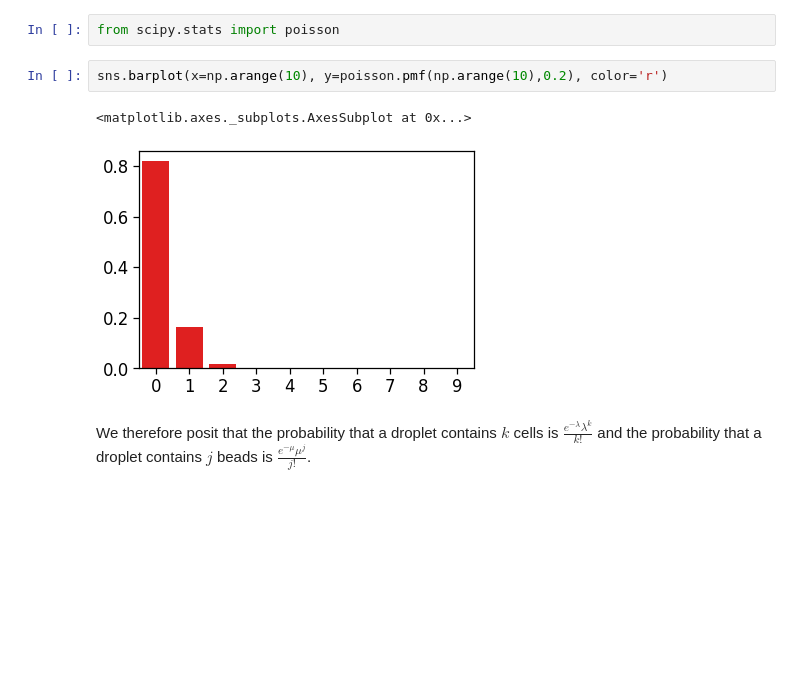
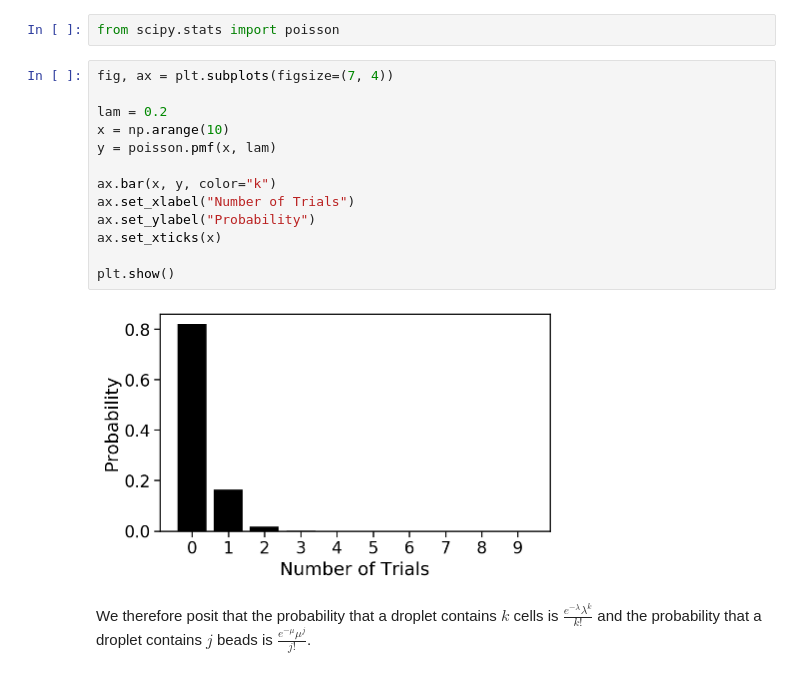
Before and after one commit to pachterlab/kallistobustools, a Jupyter notebook: notebooks/Introduction_single_cell_RNA_seq.ipynb, the cells around one changed output. Drawn from its saved outputs; the diff is of its cells as text; blank space fills up the shorter version.

```diff
--- a/notebooks/Introduction_single_cell_RNA_seq.ipynb
+++ b/notebooks/Introduction_single_cell_RNA_seq.ipynb
@@ -237,11 +256,21 @@ Evidently, it's quite probable that the droplet is empty, possible that it conta
 ### The Poisson distribution
 # %%
 from scipy.stats import poisson
-# %%
-sns.barplot(x=np.arange(10), y=poisson.pmf(np.arange(10),0.2), color='r')
-# %% [output]
-<matplotlib.axes._subplots.AxesSubplot at 0x...>
-[figure, removed]
+# %%
+fig, ax = plt.subplots(figsize=(7, 4))
+
+lam = 0.2
+x = np.arange(10)
+y = poisson.pmf(x, lam)
+
+ax.bar(x, y, color="k")
+ax.set_xlabel("Number of Trials")
+ax.set_ylabel("Probability")
+ax.set_xticks(x)
+
+plt.show()
+# %% [output]
+[figure, added]
 # %% [markdown]
 We therefore posit that the probability that a droplet contains $k$ cells is $\frac{e^{-\lambda}\lambda^k}{k!}$ and  the probability that a droplet contains $j$ beads is $\frac{e^{-\mu}\mu^j}{j!}$.
 # %% [markdown]
```
Also changed, not shown: parts of 9 cells of this notebook.
